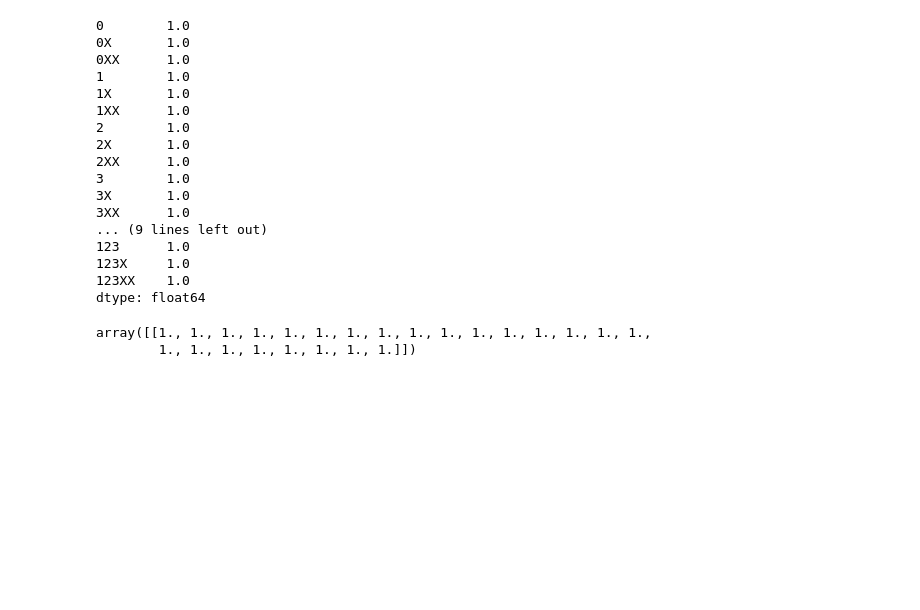
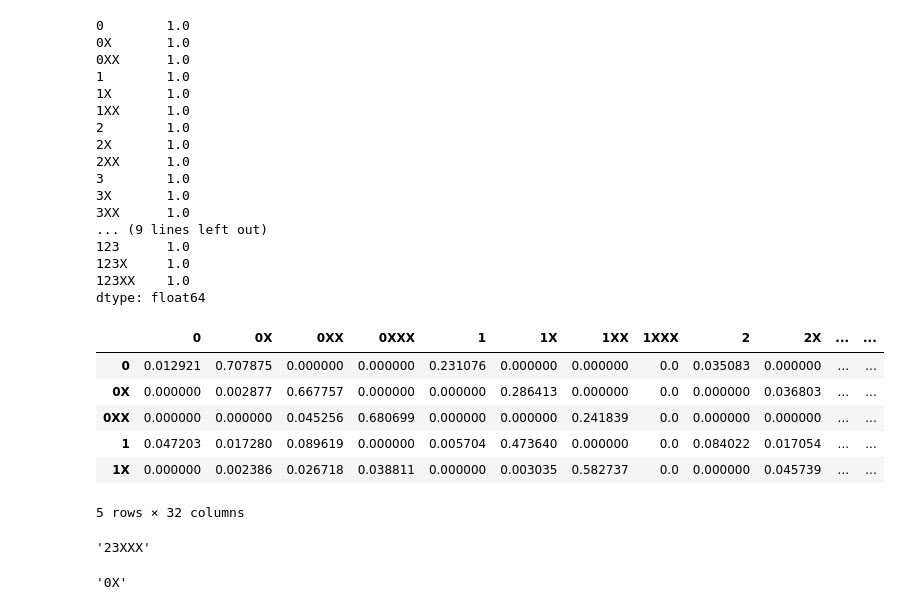
Before and after one commit to EmefaA/Baseball_Classification, a Jupyter notebook: markov/FantasyTeams.ipynb, the cells around one changed output. Drawn from its saved outputs; the diff is of its cells as text; code cells hidden in the pictures; blank space fills up the shorter version.

```diff
--- a/markov/FantasyTeams.ipynb
+++ b/markov/FantasyTeams.ipynb
@@ -351,8 +352,17 @@ dfn.sum(axis=1)
 123X     1.0
 123XX    1.0
 dtype: float64
-# %%
-np.ones((1,24))
-# %% [output]
-array([[1., 1., 1., 1., 1., 1., 1., 1., 1., 1., 1., 1., 1., 1., 1., 1.,
-        1., 1., 1., 1., 1., 1., 1., 1.]])
+# %%
+dfn.head()
+# %% [output]
+|  | 0 | 0X | 0XX | 0XXX | 1 | 1X | 1XX | 1XXX | 2 | 2X | ... | ... |
+| 0 | 0.012921 | 0.707875 | 0.000000 | 0.000000 | 0.231076 | 0.000000 | 0.000000 | 0.0 | 0.035083 | 0.000000 | ... | ... |
+| 0X | 0.000000 | 0.002877 | 0.667757 | 0.000000 | 0.000000 | 0.286413 | 0.000000 | 0.0 | 0.000000 | 0.036803 | ... | ... |
+| 0XX | 0.000000 | 0.000000 | 0.045256 | 0.680699 | 0.000000 | 0.000000 | 0.241839 | 0.0 | 0.000000 | 0.000000 | ... | ... |
+| 1 | 0.047203 | 0.017280 | 0.089619 | 0.000000 | 0.005704 | 0.473640 | 0.000000 | 0.0 | 0.084022 | 0.017054 | ... | ... |
+| 1X | 0.000000 | 0.002386 | 0.026718 | 0.038811 | 0.000000 | 0.003035 | 0.582737 | 0.0 | 0.000000 | 0.045739 | ... | ... |
+5 rows × 32 columns
+# %%
+np.random.choice(state_list())
+# %% [output]
+'23XXX'
@@ -358,0 +371,4 @@ array([[1., 1., 1., 1., 1., 1., 1., 1., 1., 1., 1., 1., 1., 1., 1., 1.,
+# %%
+np.random.choice(state_list(),p=dfn.loc['0',:])
+# %% [output]
+'0X'
```
Also changed, not shown: parts of 8 cells of this notebook.
